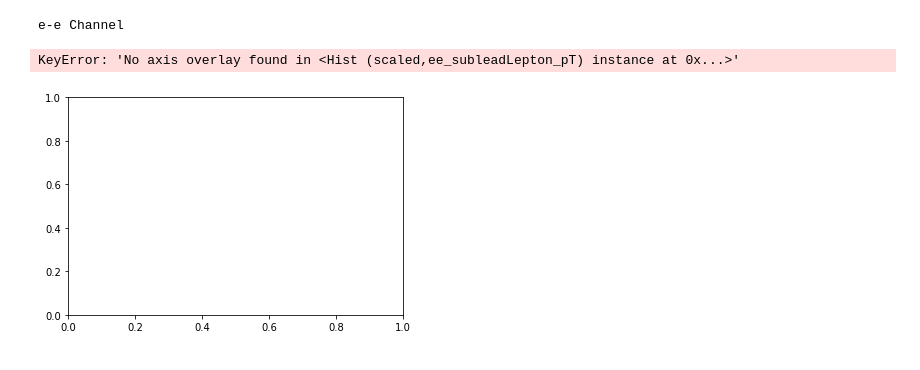
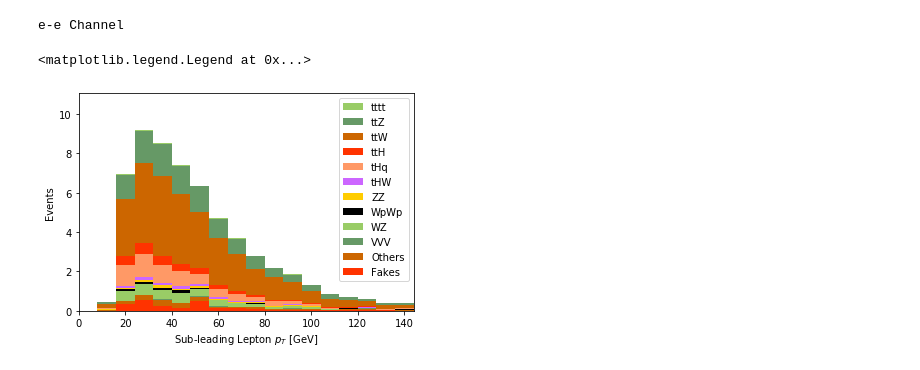
Before and after one commit to mat-adamec/tHq_analysis, a Jupyter notebook: THQ.ipynb, the cells around one changed output. Cells and saved outputs as stored; diff of their text form; code cells hidden in the pictures.

```diff
--- a/THQ.ipynb
+++ b/THQ.ipynb
@@ -677,0 +650,7 @@ blosc
+# %%
+output = processor.run_uproot_job(fileset=fileset,
+                       treename="Events",
+                       processor_instance=SignalProcessor(),
+                       executor=processor.futures_executor,
+                       executor_args={'workers': 16},
+                       chunksize=250000)
@@ -678,8 +660,9 @@ blosc
 # %%
 # Currently deprecated.
-colors = ['#1b9e77','#d95f02','#7570b3','#e7298a','#66a61e','#e6ab02']
+colors = ['#99CC66', '#669966', '#CC6600', '#FF3300', '#FF9966', '#CC66FF', '#FFCC00', '#000000']
 
-stack = False
+
+stack = True
 clear = False
 fill_opts = None
 overlay = 'scaled'
@@ -881,56 +864,56 @@ e-mu Channel
 # %%
 print('e-e Channel')
 fig, ax = plt.subplots(1)
-#ax.set_prop_cycle(cycler(color=colors))
-hist.plot1d(output['ee_subleadLepton_pT'], overlay='overlay', stack=stack, ax=ax, clear=clear, fill_opts=fill_opts)
+ax.set_prop_cycle(cycler(color=colors))
+hist.plot1d(output['ee_subleadLepton_pT'], overlay=overlay, stack=stack, ax=ax, clear=clear, fill_opts=fill_opts)
 ax.set_ylim(0, None)
 ax.legend()
 fig, ax = plt.subplots(1)
-#ax.set_prop_cycle(cycler(color=colors))
-hist.plot1d(output['ee_fwdJet_leadbJet'], overlay='overlay', stack=stack, ax=ax, clear=clear, fill_opts=fill_opts)
+ax.set_prop_cycle(cycler(color=colors))
+hist.plot1d(output['ee_fwdJet_leadbJet'], overlay=overlay, stack=stack, ax=ax, clear=clear, fill_opts=fill_opts)
 ax.set_ylim(0, None)
 ax.legend()
 fig, ax = plt.subplots(1)
-#ax.set_prop_cycle(cycler(color=colors))
-hist.plot1d(output['ee_fwdJet_subleadbJet'], overlay='overlay', stack=stack, ax=ax, clear=clear, fill_opts=fill_opts)
+ax.set_prop_cycle(cycler(color=colors))
+hist.plot1d(output['ee_fwdJet_subleadbJet'], overlay=overlay, stack=stack, ax=ax, clear=clear, fill_opts=fill_opts)
 ax.set_ylim(0, None)
 ax.legend()
 fig, ax = plt.subplots(1)
-#ax.set_prop_cycle(cycler(color=colors))
-hist.plot1d(output['ee_fwdJet_closestLepton'], overlay='overlay', stack=stack, ax=ax, clear=clear, fill_opts=fill_opts)
+ax.set_prop_cycle(cycler(color=colors))
+hist.plot1d(output['ee_fwdJet_closestLepton'], overlay=overlay, stack=stack, ax=ax, clear=clear, fill_opts=fill_opts)
 ax.set_ylim(0, None)
 ax.legend()
 fig, ax = plt.subplots(1)
-#ax.set_prop_cycle(cycler(color=colors))
-hist.plot1d(output['ee_highpT_sslp'], overlay='overlay', stack=stack, ax=ax, clear=clear, fill_opts=fill_opts)
+ax.set_prop_cycle(cycler(color=colors))
+hist.plot1d(output['ee_highpT_sslp'], overlay=overlay, stack=stack, ax=ax, clear=clear, fill_opts=fill_opts)
 ax.set_ylim(0, None)
 ax.legend()
 fig, ax = plt.subplots(1)
-#ax.set_prop_cycle(cycler(color=colors))
-hist.plot1d(output['ee_jetMaxEta'], overlay='overlay', stack=stack, ax=ax, clear=clear, fill_opts=fill_opts)
+ax.set_prop_cycle(cycler(color=colors))
+hist.plot1d(output['ee_jetMaxEta'], overlay=overlay, stack=stack, ax=ax, clear=clear, fill_opts=fill_opts)
 ax.set_ylim(0, None)
 ax.legend()
 fig, ax = plt.subplots(1)
-#ax.set_prop_cycle(cycler(color=colors))
-hist.plot1d(output['ee_minDelR'], overlay='overlay', stack=stack, ax=ax, clear=clear, fill_opts=fill_opts)
+ax.set_prop_cycle(cycler(color=colors))
+hist.plot1d(output['ee_minDelR'], overlay=overlay, stack=stack, ax=ax, clear=clear, fill_opts=fill_opts)
 ax.set_ylim(0, None)
 ax.legend()
 fig, ax = plt.subplots(1)
-#ax.set_prop_cycle(cycler(color=colors))
-hist.plot1d(output['ee_NJetMED'], overlay='overlay', stack=stack, ax=ax, clear=clear, fill_opts=fill_opts)
+ax.set_prop_cycle(cycler(color=colors))
+hist.plot1d(output['ee_NJetMED'], overlay=overlay, stack=stack, ax=ax, clear=clear, fill_opts=fill_opts)
 ax.set_ylim(0, None)
 ax.legend()
 fig, ax = plt.subplots(1)
-#ax.set_prop_cycle(cycler(color=colors))
-hist.plot1d(output['ee_NJetNONMED'], overlay='overlay', stack=stack, ax=ax, clear=clear, fill_opts=fill_opts)
+ax.set_prop_cycle(cycler(color=colors))
+hist.plot1d(output['ee_NJetNONMED'], overlay=overlay, stack=stack, ax=ax, clear=clear, fill_opts=fill_opts)
 ax.set_ylim(0, None)
 ax.legend()
 fig, ax = plt.subplots(1)
-#ax.set_prop_cycle(cycler(color=colors))
-hist.plot1d(output['ee_TotalCharge'], overlay='overlay', stack=stack, ax=ax, clear=clear, fill_opts=fill_opts)
+ax.set_prop_cycle(cycler(color=colors))
+hist.plot1d(output['ee_TotalCharge'], overlay=overlay, stack=stack, ax=ax, clear=clear, fill_opts=fill_opts)
 ax.set_ylim(0, None)
 ax.legend()
 # %% [output]
 e-e Channel
-KeyError: 'No axis overlay found in <Hist (scaled,ee_subleadLepton_pT) instance at 0x...>'
+<matplotlib.legend.Legend at 0x...>
-[figure, old version]
+[figure, new version]
```
Also changed, not shown: parts of 14 cells of this notebook.
